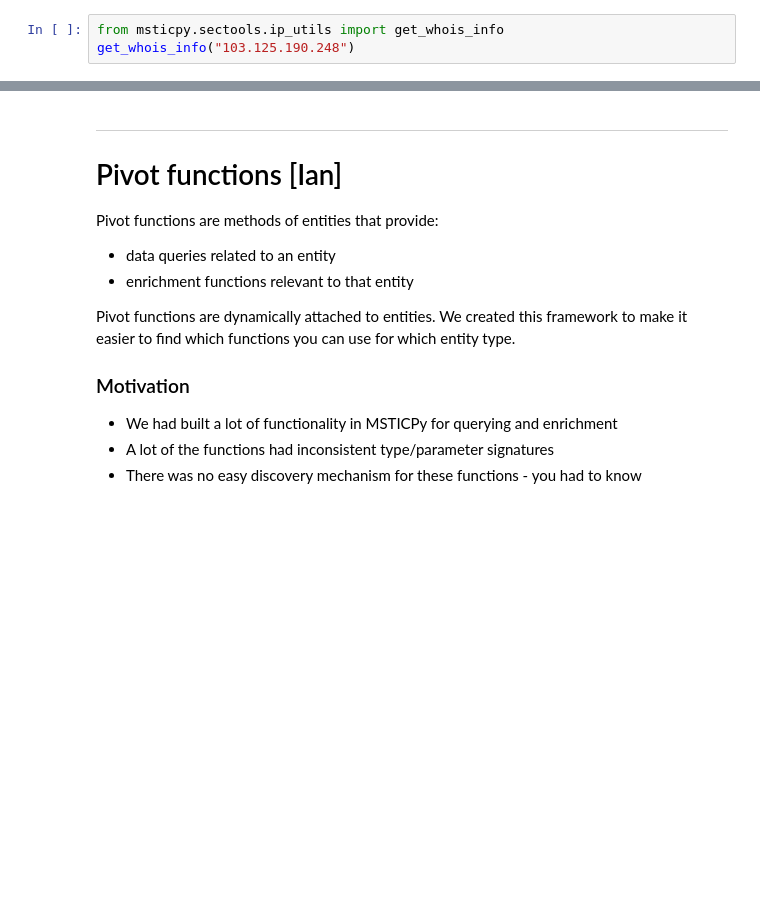
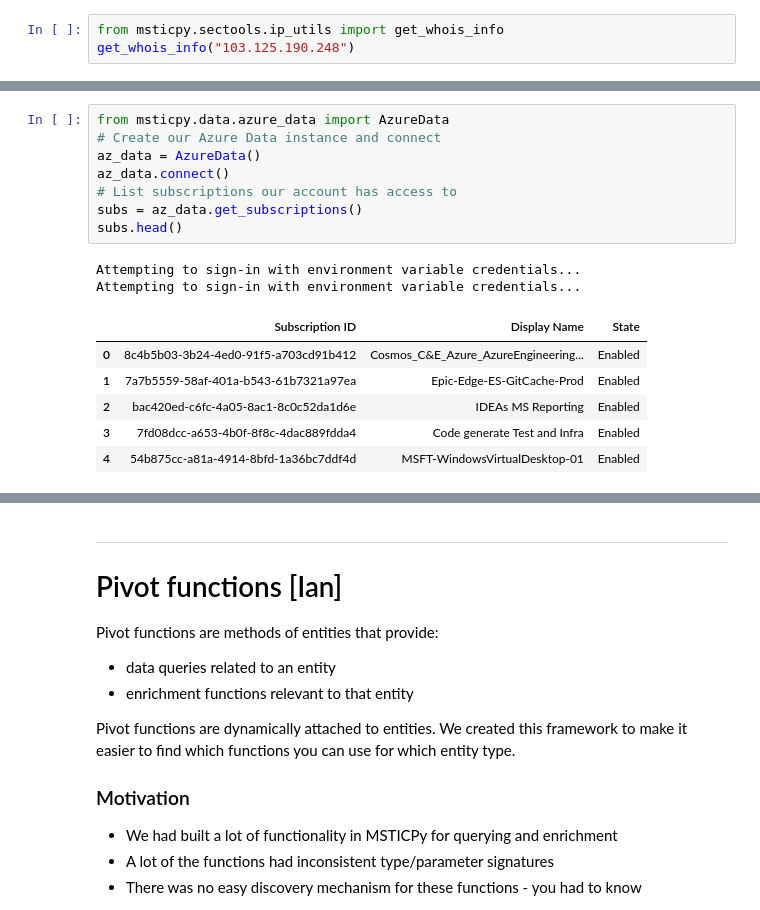
Before and after one commit to OTRF/infosec-jupyterthon, a Jupyter notebook: workshops/2021/day2/day2-4-MSTICPy.ipynb, the cells around one changed output, grey strips where cells are left out. Saved outputs shown, nothing was run; the diff lists cells and outputs as text; blank space fills up the shorter version.

Commit message:
Added Azure Enrichments

```diff
--- a/workshops/2021/day2/day2-4-MSTICPy.ipynb
+++ b/workshops/2021/day2/day2-4-MSTICPy.ipynb
@@ -756,0 +767,17 @@ get_whois_info("103.125.190.248")
+# %%
+from msticpy.data.azure_data import AzureData
+# Create our Azure Data instance and connect
+az_data = AzureData()
+az_data.connect()
+# List subscriptions our account has access to
+subs = az_data.get_subscriptions()
+subs.head()
+# %% [output]
+Attempting to sign-in with environment variable credentials...
+Attempting to sign-in with environment variable credentials...
+|  | Subscription ID | Display Name | State |
+| 0 | 8c4b5b03-3b24-4ed0-91f5-a703cd91b412 | Cosmos_C&E_Azure_AzureEngineering... | Enabled |
+| 1 | 7a7b5559-58af-401a-b543-61b7321a97ea | Epic-Edge-ES-GitCache-Prod | Enabled |
+| 2 | bac420ed-c6fc-4a05-8ac1-8c0c52da1d6e | IDEAs MS Reporting | Enabled |
+| 3 | 7fd08dcc-a653-4b0f-8f8c-4dac889fdda4 | Code generate Test and Infra | Enabled |
+| 4 | 54b875cc-a81a-4914-8bfd-1a36bc7ddf4d | MSFT-WindowsVirtualDesktop-01 | Enabled |
```
Also changed, not shown: parts of 17 cells of this notebook.
